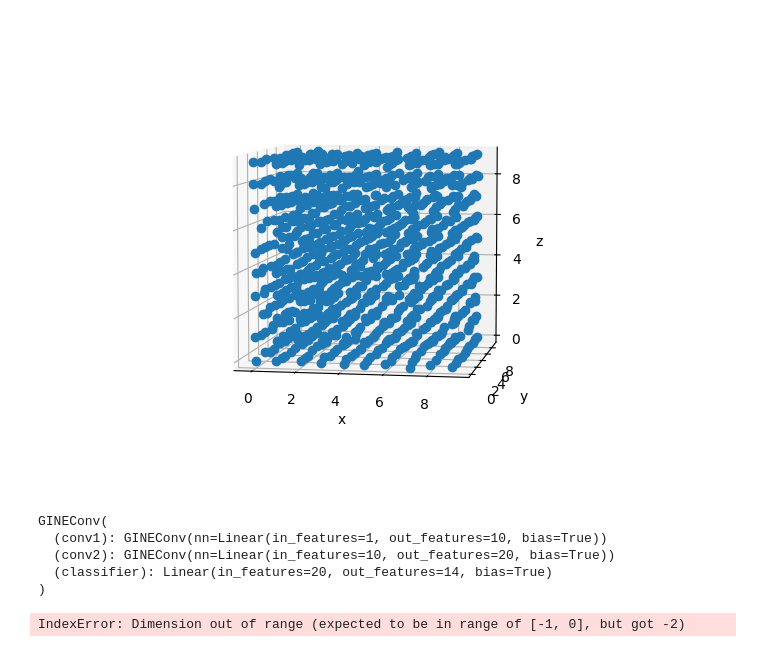
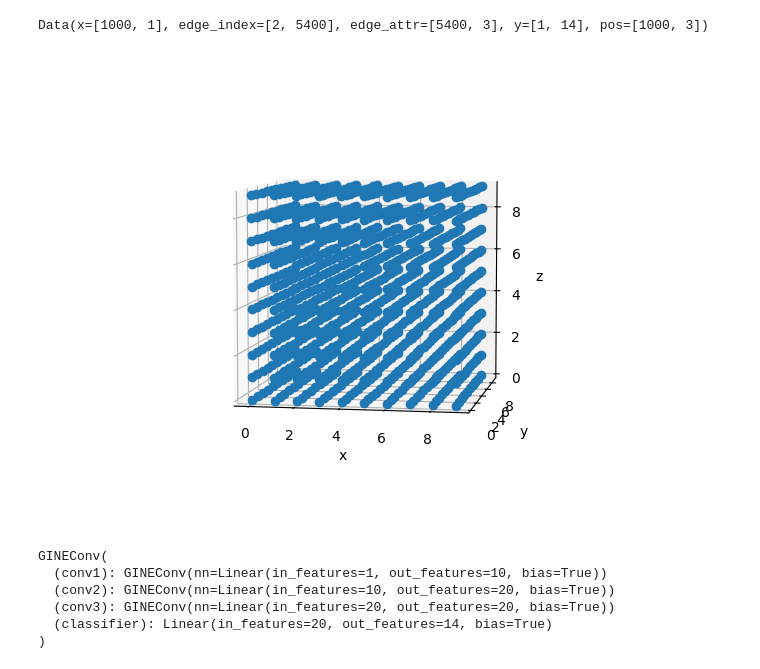
Before and after one commit to SteWey0/Computerpraktikum, a Jupyter notebook: 3d_tests.ipynb, the cells around one changed output. Cells and saved outputs as stored; diff of their text form; code cells hidden in the pictures.

```diff
--- a/3d_tests.ipynb
+++ b/3d_tests.ipynb
@@ -36,13 +36,15 @@ def plot(nodes,cons=None):
 # %%
 dataset = ThreeDGraphDataset(root='3D_graphs', n_graphs_per_type=100)
 dataset.process()
 train_loader = tg.loader.DataLoader(dataset[:1100], batch_size=16, shuffle=True)
 test_loader = tg.loader.DataLoader(dataset[1100:], batch_size=16, shuffle=True)
 edges =dataset[11].edge_index
 nodes = dataset[11].pos
 plot(nodes)
+dataset[11]
 # %% [output]
+Data(x=[1000, 1], edge_index=[2, 5400], edge_attr=[5400, 3], y=[1, 14], pos=[1000, 3])
-[figure, old version]
+[figure, new version]
 # %%
 class GINEConv(torch.nn.Module):
     def __init__(self):
@@ -50,13 +52,14 @@ class GINEConv(torch.nn.Module):
         torch.manual_seed(12345)
         self.conv1 = tg.nn.GINEConv(torch.nn.Linear(dataset.num_features, 10), edge_dim=3)
         self.conv2 = tg.nn.GINEConv(torch.nn.Linear(10, 20), edge_dim=3)
+        self.conv3 = tg.nn.GINEConv(torch.nn.Linear(20, 20), edge_dim=3)
         self.classifier = torch.nn.Linear(20, dataset.num_classes)
     def forward(self, x, edge_index, edge_attr, batch):
         x = torch.tanh(self.conv1(x, edge_index, edge_attr))
         x = torch.tanh(self.conv2(x, edge_index, edge_attr))
+        x = torch.tanh(self.conv3(x, edge_index, edge_attr))
         x = tg.nn.global_mean_pool(x, batch)
         out = torch.nn.functional.softmax(self.classifier(x), dim=1)
-
         return out
 model2 = GINEConv()
 print(model2)
@@ -83,24 +86,10 @@ def test2(loader):
         #print(true)
         correct += int((true == pred).sum())
     return correct / len(loader.dataset)
-
-accs = []
-acc = test2(test_loader)
-accs.append(acc)
-for epoch in trange(1, 20):
-    train2(train_loader)
-    train_acc = test2(train_loader)
-    test_acc = test2(test_loader)
-    accs.append(test_acc)
-    if epoch <5:
-        print(f'Epoch: {epoch:03d}, Train Accuracy: {train_acc:.2f}, Test Accuracy: {test_acc:.2f}')
-plt.plot(accs, label='GINEConv')
-plt.legend()
-plt.show()
 # %% [output]
 GINEConv(
   (conv1): GINEConv(nn=Linear(in_features=1, out_features=10, bias=True))
   (conv2): GINEConv(nn=Linear(in_features=10, out_features=20, bias=True))
+  (conv3): GINEConv(nn=Linear(in_features=20, out_features=20, bias=True))
   (classifier): Linear(in_features=20, out_features=14, bias=True)
 )
-IndexError: Dimension out of range (expected to be in range of [-1, 0], but got -2)
```
Also changed, not shown: parts of 5 cells of this notebook, 2 other files.
